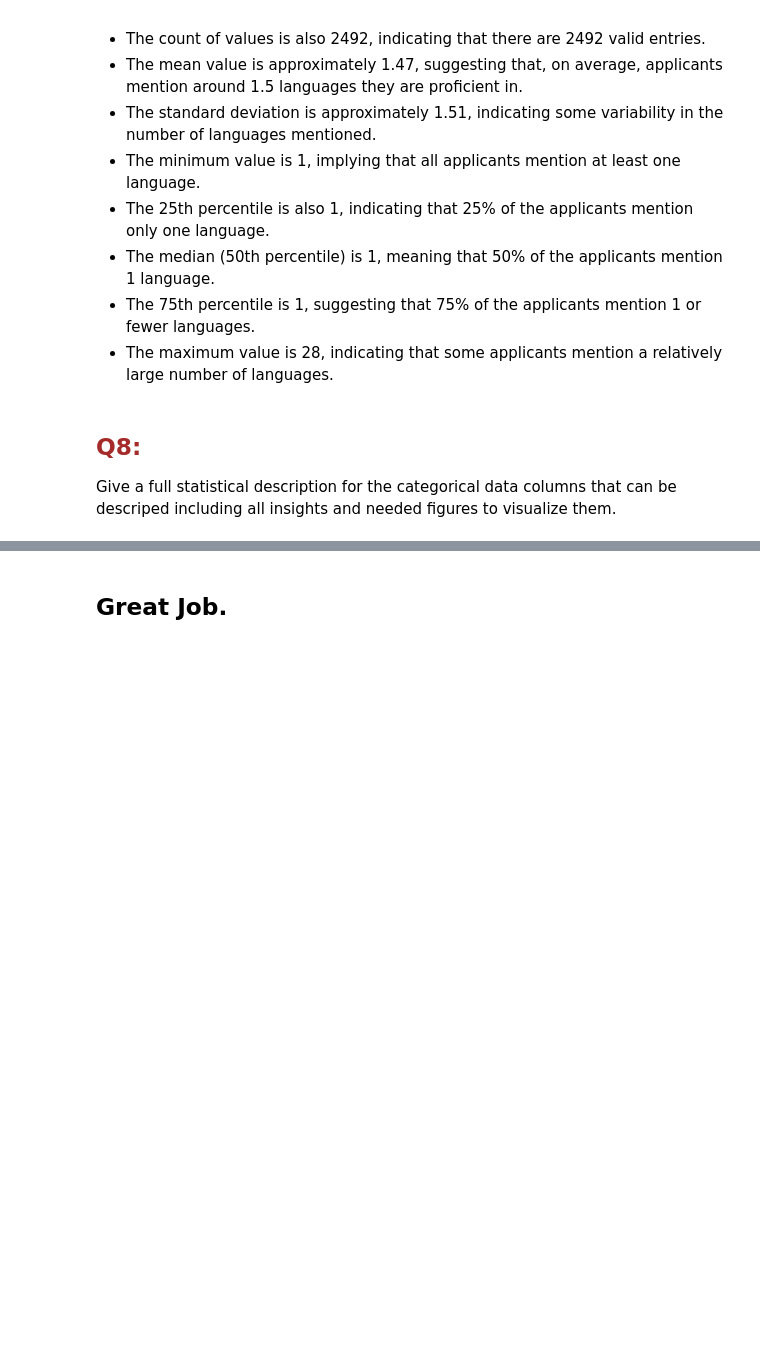
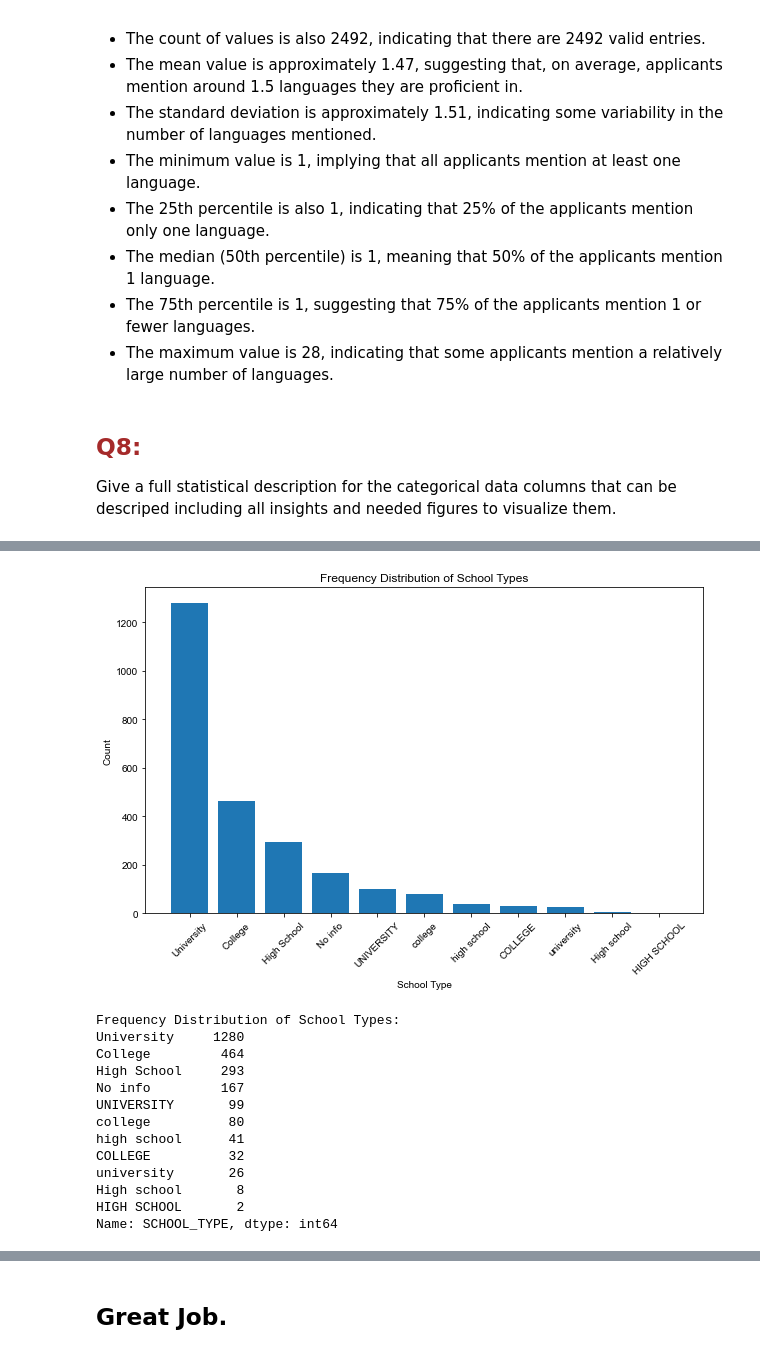
Before and after one commit to MsDiala/TAUE, a Jupyter notebook: Data_Science_Advanced/First_AI_Project/Task2_QA.ipynb, the cells around one changed output, grey strips where cells are left out. Cells and saved outputs as stored; diff of their text form; code cells hidden in the pictures; blank space fills up the shorter version.

```diff
--- a/Data_Science_Advanced/First_AI_Project/Task2_QA.ipynb
+++ b/Data_Science_Advanced/First_AI_Project/Task2_QA.ipynb
@@ -722,0 +663,30 @@ dtype: object
+# %%
+# Frequency distribution of school types
+school_counts = df['SCHOOL_TYPE'].value_counts()
+
+# Bar plot for school types
+plt.figure(figsize=(10, 6))
+plt.bar(school_counts.index, school_counts.values)
+plt.xlabel('School Type')
+plt.ylabel('Count')
+plt.title('Frequency Distribution of School Types')
+plt.xticks(rotation=45)
+plt.show()
+print("Frequency Distribution of School Types:")
+print(school_type_counts)
+print()
+# %% [output]
+[figure, added]
+Frequency Distribution of School Types:
+University     1280
+College         464
+High School     293
+No info         167
+UNIVERSITY       99
+college          80
+high school      41
+COLLEGE          32
+university       26
+High school       8
+HIGH SCHOOL       2
+Name: SCHOOL_TYPE, dtype: int64
```
Also changed, not shown: parts of 22 cells of this notebook.
